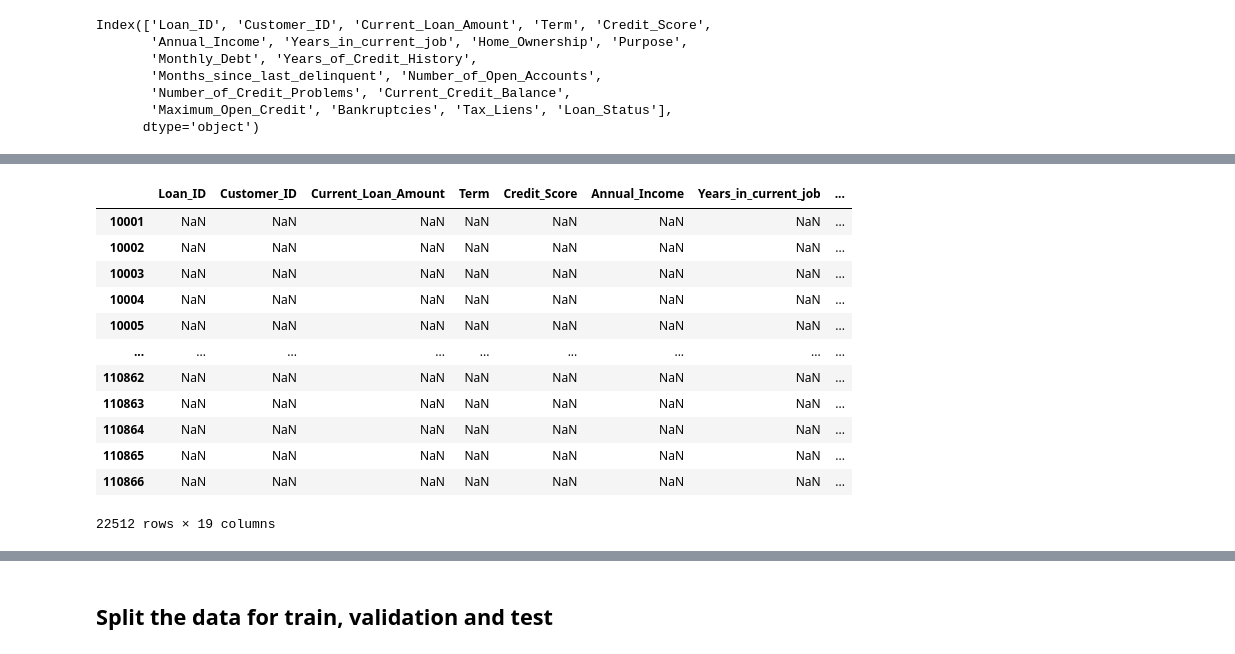
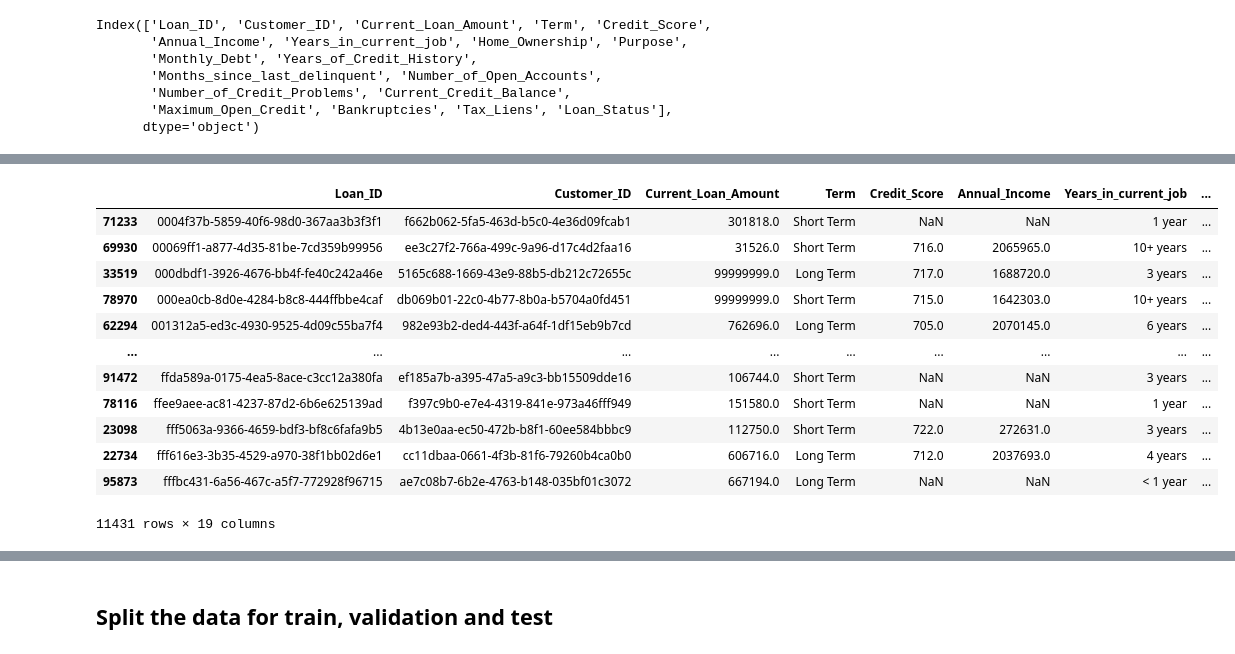
Before and after one commit to iamal95/Bank-Loan-classification, a Jupyter notebook: Code/Bank-Loan-classification.ipynb, the cells around one changed output, grey strips where cells are left out. Cells and saved outputs as stored; diff of their text form; code cells hidden in the pictures.

```diff
--- a/Code/Bank-Loan-classification.ipynb
+++ b/Code/Bank-Loan-classification.ipynb
@@ -103,3 +129,5 @@ Duplicate in df : 11081
+# %%
+df = df.drop_duplicates()#.duplicated().sum()
 # %% [markdown]
 **Rename columns for easer code writing**
 # %%
@@ -127,19 +201,19 @@ Index(['Loan_ID', 'Customer_ID', 'Current_Loan_Amount', 'Term', 'Credit_Score',
 # %%
-df[df.Loan_ID.duplicated()]
+df[df.Loan_ID.duplicated()].sort_values(by=['Loan_ID', 'Customer_ID'])
 # %% [output]
 |  | Loan_ID | Customer_ID | Current_Loan_Amount | Term | Credit_Score | Annual_Income | Years_in_current_job | ... |
-| 10001 | NaN | NaN | NaN | NaN | NaN | NaN | NaN | ... |
-| 10002 | NaN | NaN | NaN | NaN | NaN | NaN | NaN | ... |
-| 10003 | NaN | NaN | NaN | NaN | NaN | NaN | NaN | ... |
-| 10004 | NaN | NaN | NaN | NaN | NaN | NaN | NaN | ... |
-| 10005 | NaN | NaN | NaN | NaN | NaN | NaN | NaN | ... |
+| 71233 | 0004f37b-5859-40f6-98d0-367aa3b3f3f1 | f662b062-5fa5-463d-b5c0-4e36d09fcab1 | 301818.0 | Short Term | NaN | NaN | 1 year | ... |
+| 69930 | 00069ff1-a877-4d35-81be-7cd359b99956 | ee3c27f2-766a-499c-9a96-d17c4d2faa16 | 31526.0 | Short Term | 716.0 | 2065965.0 | 10+ years | ... |
+| 33519 | 000dbdf1-3926-4676-bb4f-fe40c242a46e | 5165c688-1669-43e9-88b5-db212c72655c | 99999999.0 | Long Term | 717.0 | 1688720.0 | 3 years | ... |
+| 78970 | 000ea0cb-8d0e-4284-b8c8-444ffbbe4caf | db069b01-22c0-4b77-8b0a-b5704a0fd451 | 99999999.0 | Short Term | 715.0 | 1642303.0 | 10+ years | ... |
+| 62294 | 001312a5-ed3c-4930-9525-4d09c55ba7f4 | 982e93b2-ded4-443f-a64f-1df15eb9b7cd | 762696.0 | Long Term | 705.0 | 2070145.0 | 6 years | ... |
 | ... | ... | ... | ... | ... | ... | ... | ... | ... |
-| 110862 | NaN | NaN | NaN | NaN | NaN | NaN | NaN | ... |
-| 110863 | NaN | NaN | NaN | NaN | NaN | NaN | NaN | ... |
-| 110864 | NaN | NaN | NaN | NaN | NaN | NaN | NaN | ... |
-| 110865 | NaN | NaN | NaN | NaN | NaN | NaN | NaN | ... |
-| 110866 | NaN | NaN | NaN | NaN | NaN | NaN | NaN | ... |
+| 91472 | ffda589a-0175-4ea5-8ace-c3cc12a380fa | ef185a7b-a395-47a5-a9c3-bb15509dde16 | 106744.0 | Short Term | NaN | NaN | 3 years | ... |
+| 78116 | ffee9aee-ac81-4237-87d2-6b6e625139ad | f397c9b0-e7e4-4319-841e-973a46fff949 | 151580.0 | Short Term | NaN | NaN | 1 year | ... |
+| 23098 | fff5063a-9366-4659-bdf3-bf8c6fafa9b5 | 4b13e0aa-ec50-472b-b8f1-60ee584bbbc9 | 112750.0 | Short Term | 722.0 | 272631.0 | 3 years | ... |
+| 22734 | fff616e3-3b35-4529-a970-38f1bb02d6e1 | cc11dbaa-0661-4f3b-81f6-79260b4ca0b0 | 606716.0 | Long Term | 712.0 | 2037693.0 | 4 years | ... |
+| 95873 | fffbc431-6a56-467c-a5f7-772928f96715 | ae7c08b7-6b2e-4763-b148-035bf01c3072 | 667194.0 | Long Term | NaN | NaN | < 1 year | ... |
-22512 rows × 19 columns
+11431 rows × 19 columns
 # %%
 df = df.dropna(subset = ['Loan_ID'])
 # %%
```
Also changed, not shown: parts of 64 cells of this notebook.
